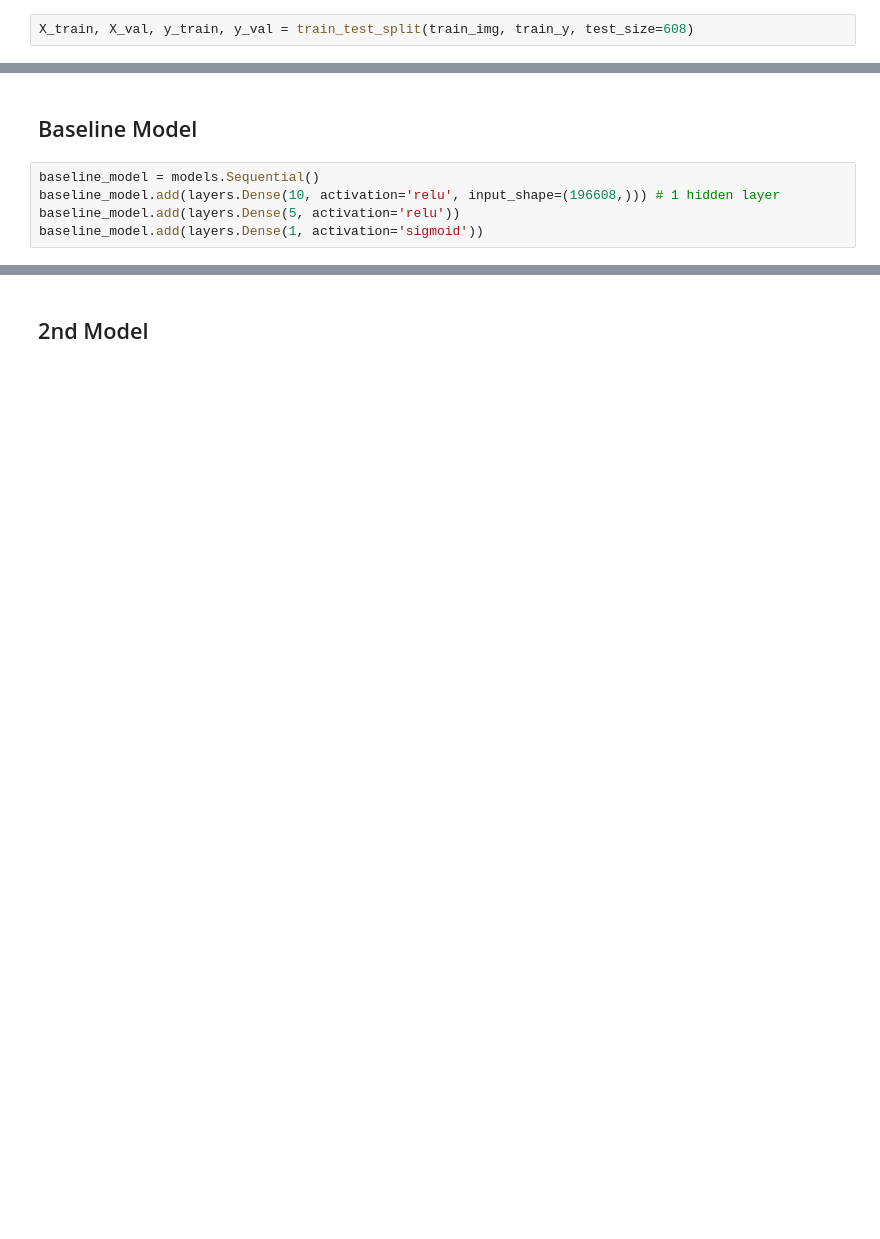
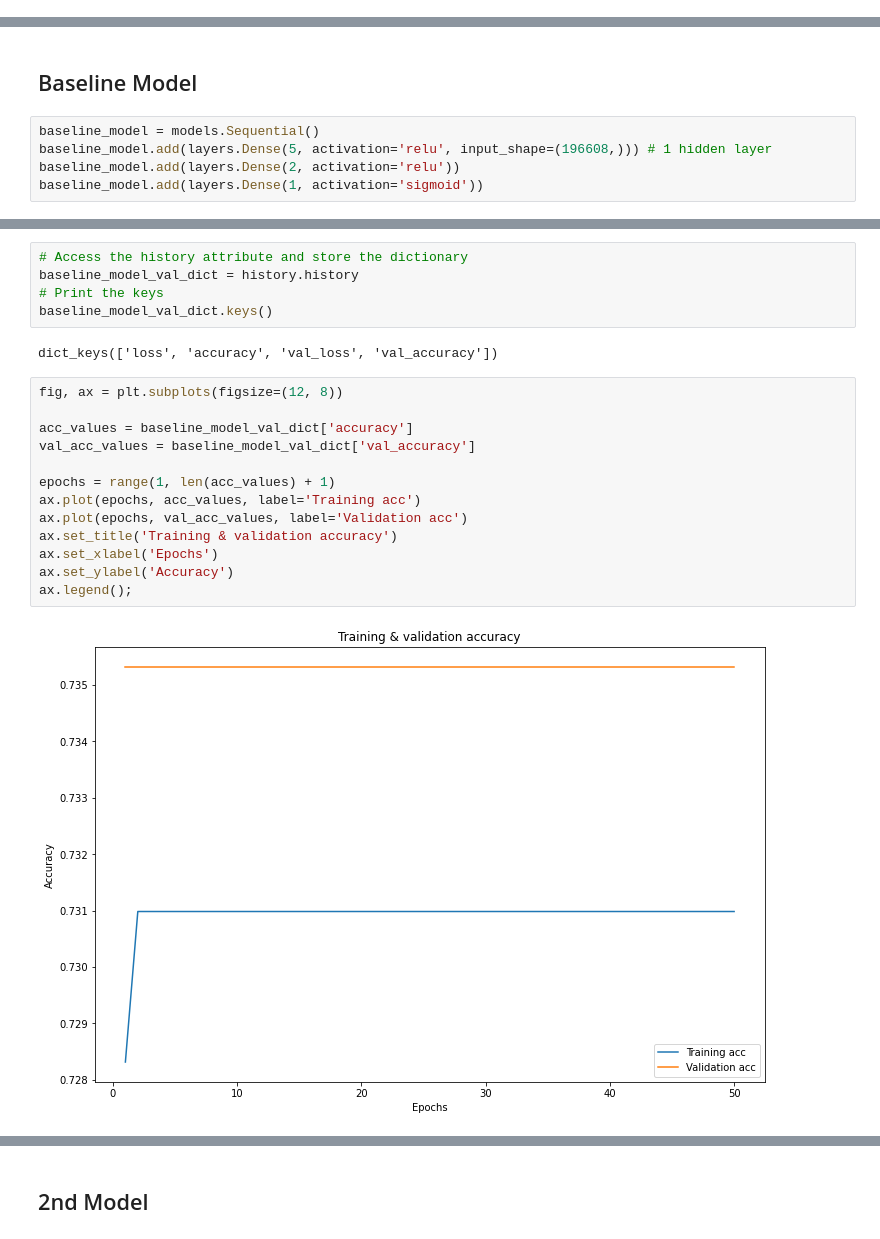
Before and after one commit to bentoler22/Flatiron_Phase_4_Project, a Jupyter notebook: Chest_Xray_Pneumonia_Classification.ipynb, the cells around one changed output, grey strips where cells are left out. Saved outputs shown, nothing was run; the diff lists cells and outputs as text; blank space fills up the shorter version.

Commit message:
cnn modeling

```diff
--- a/Chest_Xray_Pneumonia_Classification.ipynb
+++ b/Chest_Xray_Pneumonia_Classification.ipynb
@@ -81,5 +90,3 @@ print(val_img.shape)
 train_y = np.reshape(train_labels[:,0], (5216,1))
 test_y = np.reshape(test_labels[:,0], (624,1))
 val_y = np.reshape(val_labels[:,0], (16,1))
-# %%
-X_train, X_val, y_train, y_val = train_test_split(train_img, train_y, test_size=608)
@@ -91,6 +94,6 @@ TypeError: only integer scalar arrays can be converted to a scalar index
 ## Baseline Model
 # %%
 baseline_model = models.Sequential()
-baseline_model.add(layers.Dense(10, activation='relu', input_shape=(196608,))) # 1 hidden layer
-baseline_model.add(layers.Dense(5, activation='relu'))
+baseline_model.add(layers.Dense(5, activation='relu', input_shape=(196608,))) # 1 hidden layer
+baseline_model.add(layers.Dense(2, activation='relu'))
 baseline_model.add(layers.Dense(1, activation='sigmoid'))
@@ -125,3 +128,25 @@ Epoch 50/50
+# %%
+# Access the history attribute and store the dictionary
+baseline_model_val_dict = history.history
+# Print the keys
+baseline_model_val_dict.keys()
+# %% [output]
+dict_keys(['loss', 'accuracy', 'val_loss', 'val_accuracy'])
+# %%
+fig, ax = plt.subplots(figsize=(12, 8))
+
+acc_values = baseline_model_val_dict['accuracy']
+val_acc_values = baseline_model_val_dict['val_accuracy']
+
+epochs = range(1, len(acc_values) + 1)
+ax.plot(epochs, acc_values, label='Training acc')
+ax.plot(epochs, val_acc_values, label='Validation acc')
+ax.set_title('Training & validation accuracy')
+ax.set_xlabel('Epochs')
+ax.set_ylabel('Accuracy')
+ax.legend();
+# %% [output]
+[figure, added]
 # %%
 results_train = baseline_model.evaluate(X_train, y_train)
 # %% [output]
```
Also changed, not shown: parts of 51 cells of this notebook, 1 other file.
